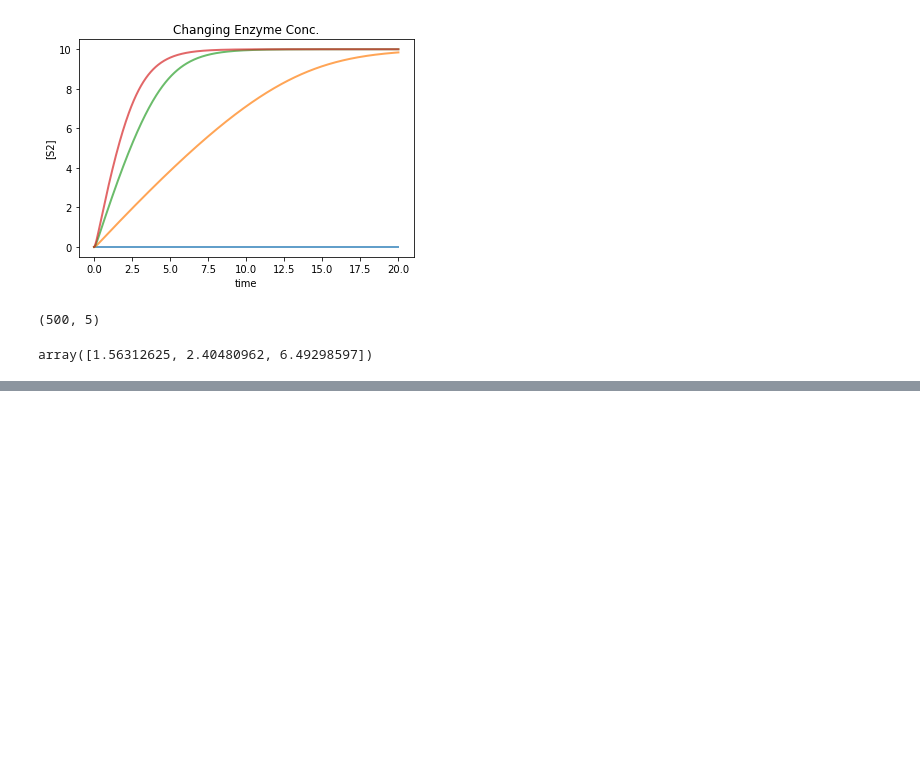
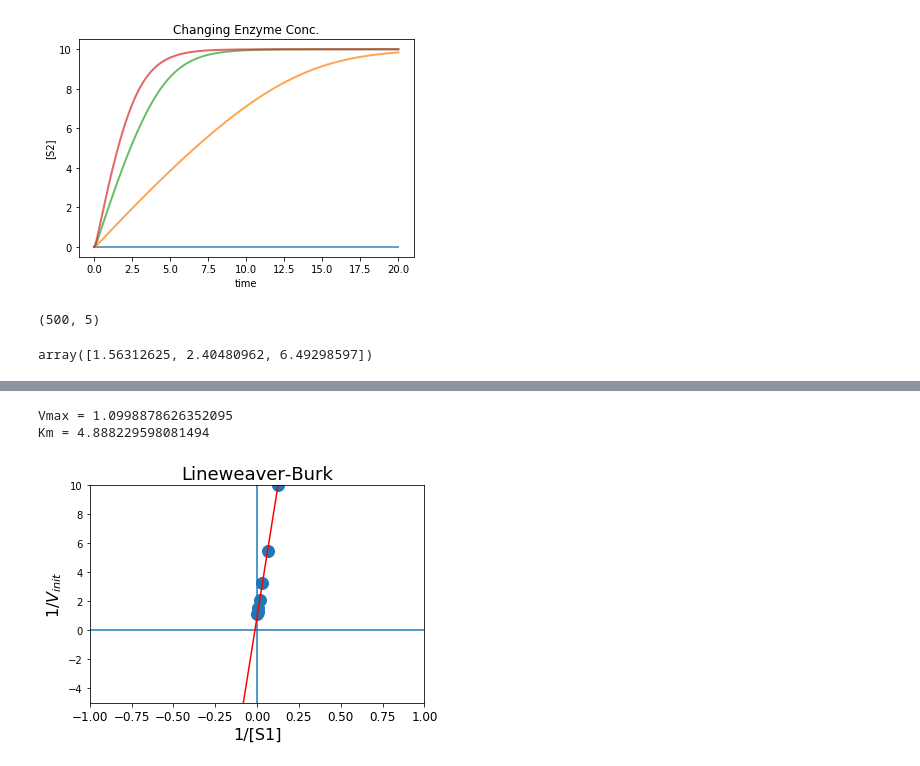
Before and after one commit to pakpoomton/simulatedBiology, a Jupyter notebook: ex2_enzyme.ipynb, the cells around one changed output, grey strips where cells are left out. Cells and saved outputs as stored; diff of their text form; code cells hidden in the pictures; blank space fills up the shorter version.

```diff
--- a/ex2_enzyme.ipynb
+++ b/ex2_enzyme.ipynb
@@ -163,0 +231,31 @@ Km = 5.071740474506264
+# %%
+#### plot Lineweaver-Burk
+inv_S1 = np.power(S1range,-1) # calculate 1/[S1]
+inv_Vinit2 = np.power(Vinit2,-1) # calculate 1/[Vinit]
+
+fig = plt.plot(inv_S1, inv_Vinit2, marker='o', linestyle="none",
+               markersize=12)
+plt.xlabel("1/[S1]", fontsize=16)
+plt.ylabel("1/$V_{init}$", fontsize=16)
+plt.title("Lineweaver-Burk", fontsize=18)
+plt.xticks(fontsize=12)
+plt.xlim((-1,1)) # set x-axis range
+plt.ylim((-5,10)) # set y-axis range
+plt.axvline(x=0) # vertical line at x-axis
+plt.axhline(y=0) # horizontal line at y-axis
+
+# Linear Regression Curve Fitting
+# https://data36.com/linear-regression-in-python-numpy-polyfit/
+model2 = np.polyfit(inv_S1, inv_Vinit2, 1)
+model2
+predict2 = np.poly1d(model2)
+x_lin_reg = np.linspace(-max(inv_S1), max(inv_S1), 10)
+y_lin_reg2 = predict2(x_lin_reg)
+plt.plot(x_lin_reg, y_lin_reg2, c = 'r')
+
+print("Vmax = " + str(np.power(predict(0), -1)))
+print("Km = " + str(model[0]/model[1]))
+# %% [output]
+Vmax = 1.0998878626352095
+Km = 4.888229598081494
+[figure, added]
```
Also changed, not shown: parts of 8 cells of this notebook.
